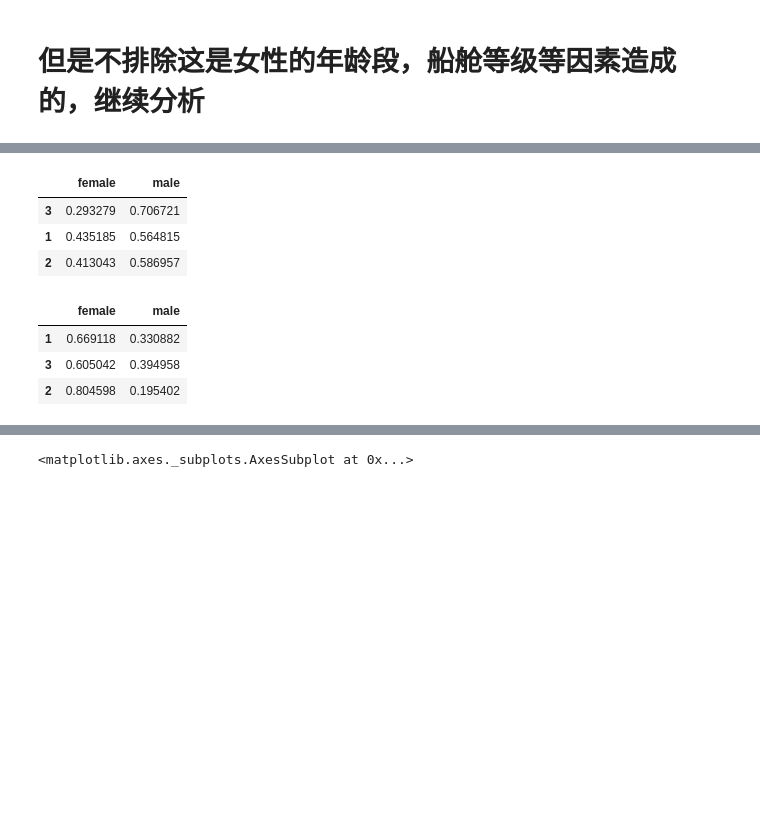
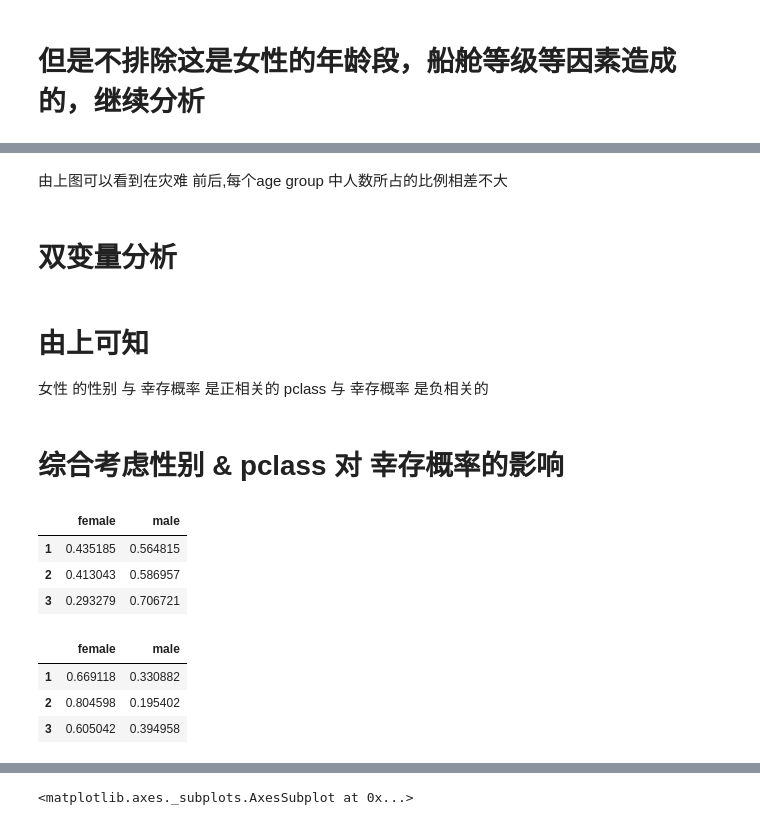
Before and after one commit to dedlous/data_wrangling, a Jupyter notebook: titanic-data_wrangle.ipynb, the cells around one changed output, grey strips where cells are left out. Cells and saved outputs as stored; diff of their text form; code cells hidden in the pictures; blank space fills up the shorter version.

```diff
--- a/titanic-data_wrangle.ipynb
+++ b/titanic-data_wrangle.ipynb
@@ -112,0 +160,36 @@ Text(0.5,1,' female and male surviers proportion')
+# %%
+#
+# 在CSV data中增加age_group
+#对于14岁以下，50岁以上 逃生时明显需要成年人(adult)帮助
+#
+df['age_group']='child'
+df_survived['age_group']='child'
+# %%
+#####################################
+# convert_age_group                 #
+#####################################
+#
+## 计算 age 对应的age_group
+#
+def convert_age_group(age):
+    if(age<=14):
+        return 'child'
+    if(age<=50):
+        return 'adult'
+    else:
+        return 'senior citizen'
+# %%
+#####################################
+# convert_age                 #
+#####################################
+#
+## 从 DataFrame 中计算 age 对应的age_group,返回age_group series
+#
+def convert_age(age_group):
+    return age_group.map(convert_age_group)
+# %%
+#
+# 将DataFrame 中的Age 列 映射到 age_group列
+#
+df['age_group']=convert_age(df['Age'])
+df_survived['age_group']=convert_age(df['Age'])
@@ -113,3 +224,13 @@ Text(0.5,1,' female and male surviers proportion')
+# %% [markdown]
+由上图可以看到在灾难 前后,每个age group 中人数所占的比例相差不大
+# %% [markdown]
+# 双变量分析
+# %% [markdown]
+# 由上可知
+女性 的性别 与 幸存概率 是正相关的
+pclass 与 幸存概率 是负相关的
+# %% [markdown]
+# 综合考虑性别 & pclass  对 幸存概率的影响
 # %%
 #####################################
 # comput_proportion                 #
@@ -133,23 +254,24 @@ def compute_proportion(df,col_1,col_2):
 # %%
 #
 # 打印出船上每个Pclass中男性和女性的数量的比例
 #
 df_pclass_sex_proportion=compute_proportion(df,'Pclass','Sex')
-df_pclass_sex_proportion=df_pclass_sex_proportion.loc[:,['female','male']]
+df_pclass_sex_proportion=df_pclass_sex_proportion.loc[[1,2,3],['female','male']]
 df_pclass_sex_proportion
 # %% [output]
 |  | female | male |
-| 3 | 0.293279 | 0.706721 |
 | 1 | 0.435185 | 0.564815 |
 | 2 | 0.413043 | 0.586957 |
+| 3 | 0.293279 | 0.706721 |
 # %%
 #
 # 打印出幸存者中每个Pclass中男性和女性的数量的比例
 #
 df_surveved_pclass_sex_proportion=compute_proportion(df_survived,'Pclass','Sex')
+df_surveved_pclass_sex_proportion=df_surveved_pclass_sex_proportion.loc[[1,2,3],['female','male']]
 df_surveved_pclass_sex_proportion
 # %% [output]
 |  | female | male |
 | 1 | 0.669118 | 0.330882 |
+| 2 | 0.804598 | 0.195402 |
 | 3 | 0.605042 | 0.394958 |
-| 2 | 0.804598 | 0.195402 |
```
Also changed, not shown: parts of 48 cells of this notebook.
